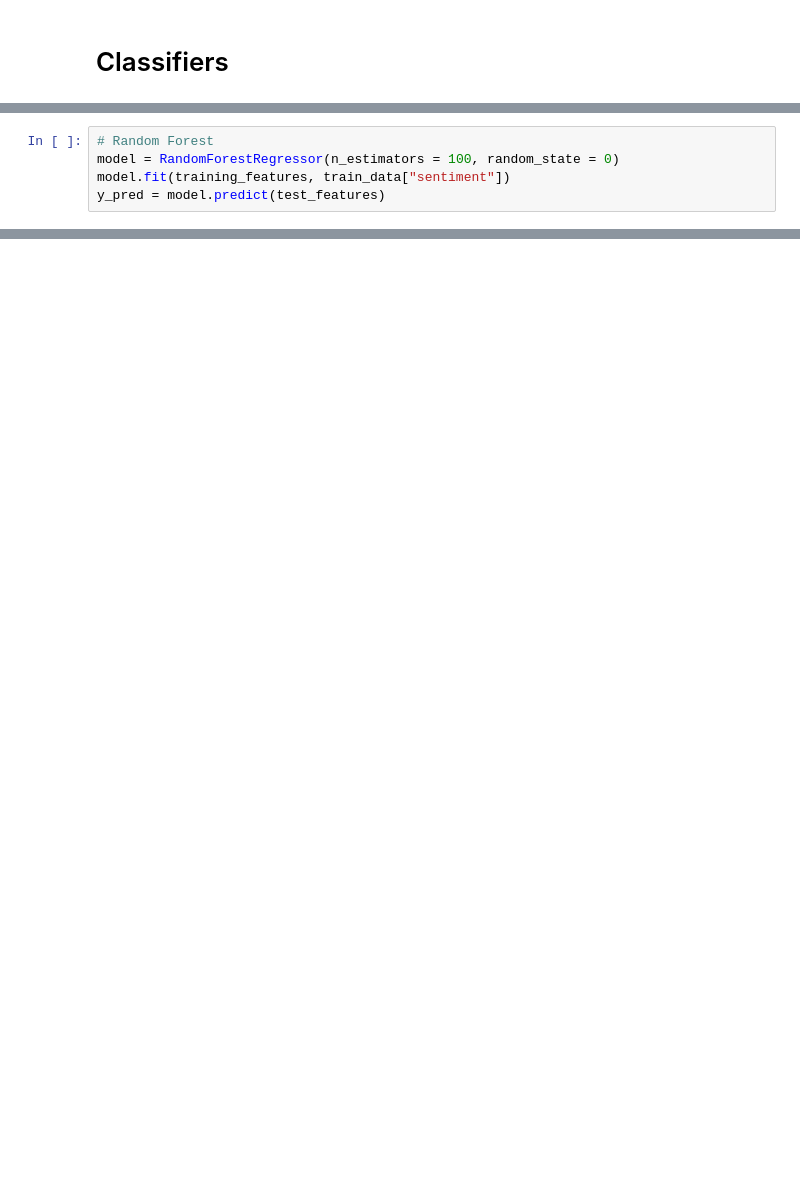
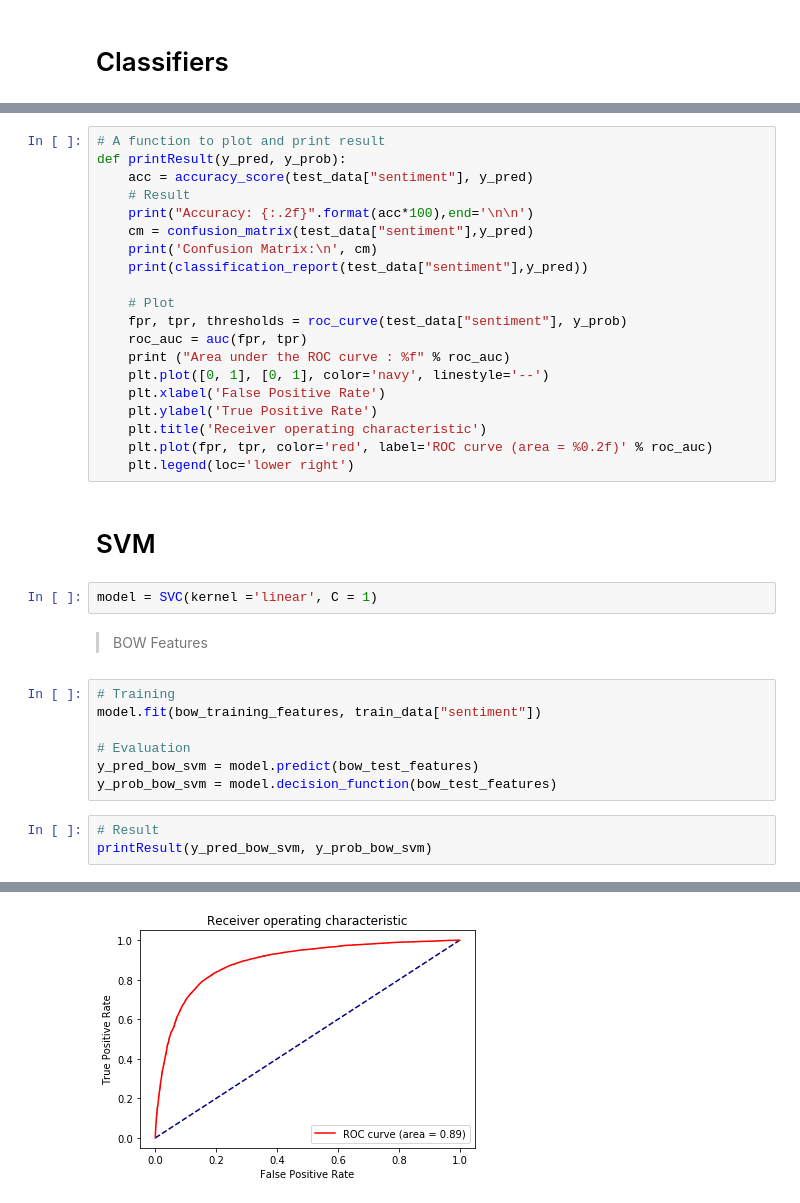
Before and after one commit to hmohebbi/SentimentAnalysis, a Jupyter notebook: Pattern1.ipynb, the cells around one changed output, grey strips where cells are left out. Saved outputs shown, nothing was run; the diff lists cells and outputs as text; blank space fills up the shorter version.

Commit message:
result for BOW TFIDF Word2Vec for all classifiers have been completed

```diff
--- a/Pattern1.ipynb
+++ b/Pattern1.ipynb
@@ -436,5 +521,0 @@ y_pred = model.predict(test_features)
-# %%
-# Random Forest
-model = RandomForestRegressor(n_estimators = 100, random_state = 0)
-model.fit(training_features, train_data["sentiment"])
-y_pred = model.predict(test_features)
@@ -461,0 +524,37 @@ weighted avg       0.84      0.84      0.84     25000
+# %%
+# A function to plot and print result
+def printResult(y_pred, y_prob):
+    acc = accuracy_score(test_data["sentiment"], y_pred)
+    # Result
+    print("Accuracy: {:.2f}".format(acc*100),end='\n\n')
+    cm = confusion_matrix(test_data["sentiment"],y_pred)
+    print('Confusion Matrix:\n', cm)
+    print(classification_report(test_data["sentiment"],y_pred))
+
+    # Plot
+    fpr, tpr, thresholds = roc_curve(test_data["sentiment"], y_prob)
+    roc_auc = auc(fpr, tpr)
+    print ("Area under the ROC curve : %f" % roc_auc)
+    plt.plot([0, 1], [0, 1], color='navy', linestyle='--')
+    plt.xlabel('False Positive Rate')
+    plt.ylabel('True Positive Rate')
+    plt.title('Receiver operating characteristic')
+    plt.plot(fpr, tpr, color='red', label='ROC curve (area = %0.2f)' % roc_auc)
+    plt.legend(loc='lower right')
+# %% [markdown]
+# SVM
+# %%
+model = SVC(kernel ='linear', C = 1)
+# %% [markdown]
+> BOW Features
+# %%
+# Training
+model.fit(bow_training_features, train_data["sentiment"])
+
+# Evaluation
+y_pred_bow_svm = model.predict(bow_test_features)
+y_prob_bow_svm = model.decision_function(bow_test_features)
+# %%
+# Result
+printResult(y_pred_bow_svm, y_prob_bow_svm)
+# %% [output]
@@ -461,0 +576 @@ weighted avg       0.84      0.84      0.84     25000
+[figure, added]
```
Also changed, not shown: parts of 127 cells of this notebook.
